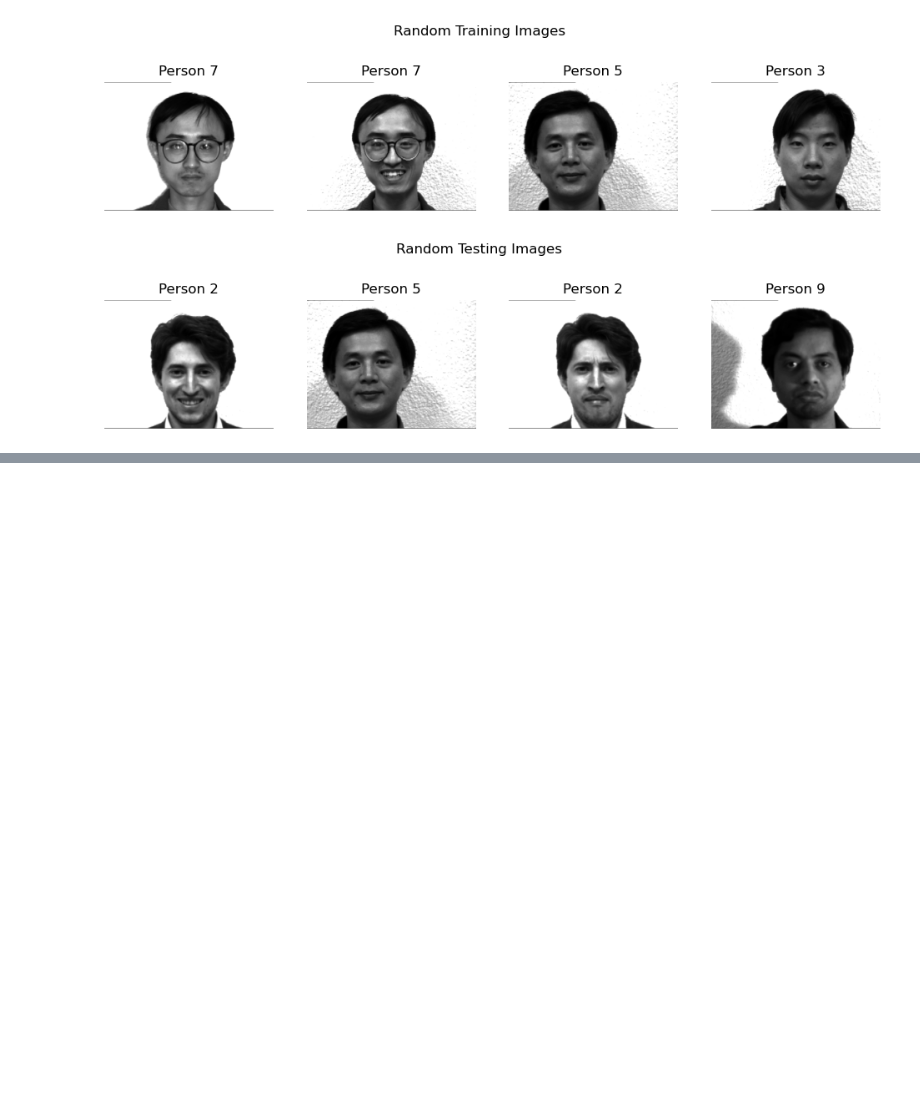
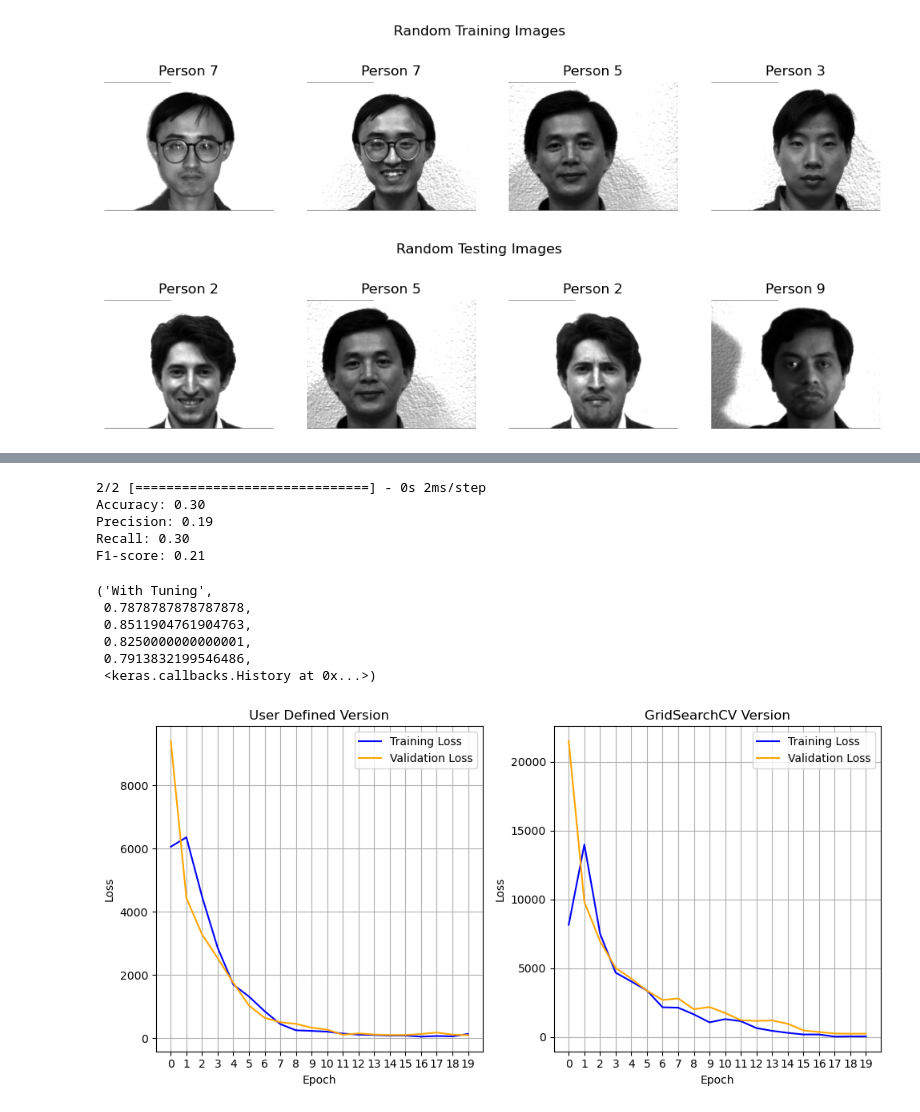
Before and after one commit to Raheimeen/DLPAssignment1, a Jupyter notebook: Task1.ipynb, the cells around one changed output, grey strips where cells are left out. Saved outputs shown, nothing was run; the diff lists cells and outputs as text; code cells hidden in the pictures; blank space fills up the shorter version.

```diff
--- a/Task1.ipynb
+++ b/Task1.ipynb
@@ -84,11 +88,9 @@ def create_mlp_model(hidden_layers, neurons_per_layer, activation_function):
 def train_evaluate_mlp(hidden_layers, neurons_per_layer, activation_function, epochs=20, batch_size=32):
     model = create_mlp_model(hidden_layers, neurons_per_layer, activation_function)
 
-    # Compile the model
-    model.compile(optimizer='adam', loss='sparse_categorical_crossentropy', metrics=['accuracy'])
 
     # Train the model
-    history = model.fit(X_train, y_train, epochs=epochs, batch_size=batch_size, validation_split=0.2, verbose=0)
+    history = model.fit(X_train, y_train, epochs=epochs, batch_size=batch_size, validation_split=0.2)
 
     # Test the model and calculate evaluation metrics
     y_pred = model.predict(X_test)
@@ -166,3 +168,9 @@ accuracy1, precision1, recall1, f1_1, history1 = train_evaluate_mlp(hidden_layer
 
 experiments.append(("Without Tuning", accuracy1, precision1, recall1, f1_1, history1))
 experiments.append(("With Tuning", accuracy2, precision2, recall2, f1_2, history2))
+# %% [output]
+2/2 [==============================] - 0s 2ms/step
+Accuracy: 0.30
+Precision: 0.19
+Recall: 0.30
+F1-score: 0.21
@@ -177,0 +177,46 @@ plt.show()
+# %%
+experiments[1]
+# %% [output]
+('With Tuning',
+ 0.7878787878787878,
+ 0.8511904761904763,
+ 0.8250000000000001,
+ 0.7913832199546486,
+ <keras.callbacks.History at 0x...>)
+# %%
+# Create a figure with two subplots
+fig, (ax1, ax2) = plt.subplots(nrows=1, ncols=2, figsize=(10, 5))
+
+# Plot the training and validation loss of version 1 on the first subplot
+ax1.plot(history1.history['loss'], label='Training Loss', color='blue')
+ax1.plot(history1.history['val_loss'], label='Validation Loss', color='orange')
+ax1.set_title("User Defined Version")
+ax1.set_xlabel("Epoch")
+ax1.set_ylabel("Loss")
+ax1.legend()
+ax1.grid(True)
+
+# Set the x-axis ticks by increments of 1 for the first subplot
+ax1.set_xticks(np.arange(min(history1.epoch), max(history1.epoch)+1, 1))
+ax1.set_xticklabels(np.arange(min(history1.epoch), max(history1.epoch)+1, 1))
+
+# Plot the training and validation loss of version 2 on the second subplot
+ax2.plot(history2.history['loss'], label='Training Loss', color='blue')
+ax2.plot(history2.history['val_loss'], label='Validation Loss', color='orange')
+ax2.set_title("GridSearchCV Version")
+ax2.set_xlabel("Epoch")
+ax2.set_ylabel("Loss")
+ax2.legend()
+ax2.grid(True)
+
+# Set the x-axis ticks by increments of 1 for the second subplot
+ax2.set_xticks(np.arange(min(history2.epoch), max(history2.epoch)+1, 1))
+ax2.set_xticklabels(np.arange(min(history2.epoch), max(history2.epoch)+1, 1))
+
+# Adjust the spacing between the subplots
+plt.tight_layout()
+
+# Show the figure
+plt.show()
+# %% [output]
+[figure, added]
```
Also changed, not shown: parts of 3 cells of this notebook.
